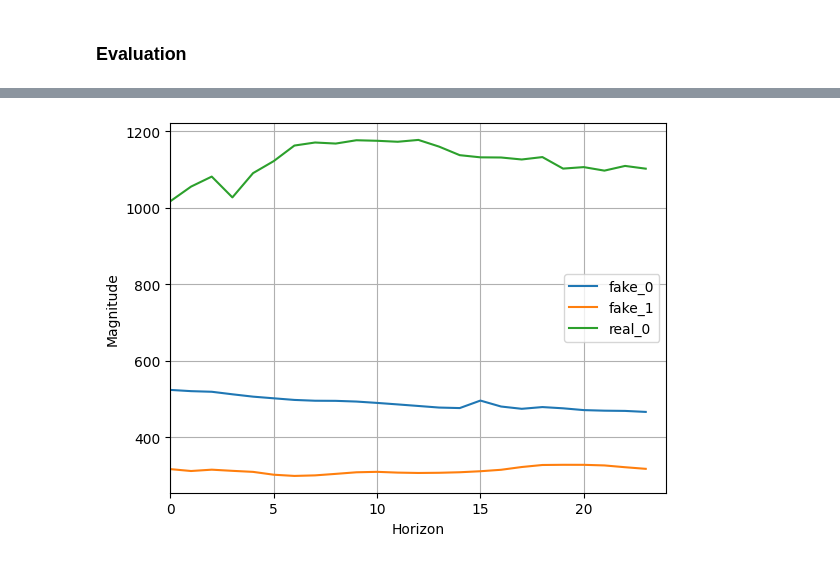
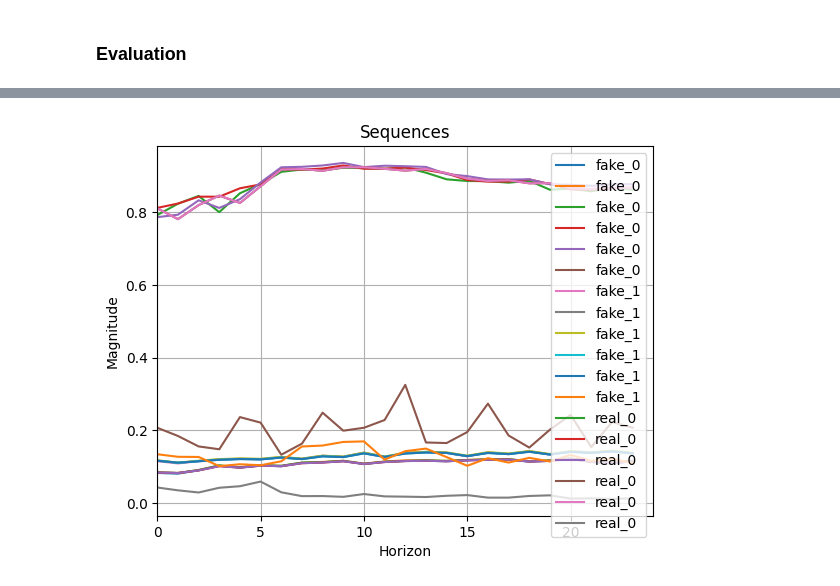
Before and after one commit to haufjan/TimeGAN-PyTorch, a Jupyter notebook: timegan.ipynb, the cells around one changed output, grey strips where cells are left out. Cells and saved outputs as stored; diff of their text form; code cells hidden in the pictures.

```diff
--- a/timegan.ipynb
+++ b/timegan.ipynb
@@ -53,6 +43,6 @@ time: 2.18 ms (started: 2024-07-29 08:30:46 +00:00)
 # %%
-def preparing(*inputs: tuple(), horizon: int(), shuffle_stack: bool() = True, random_state: int() = None) -> np.ndarray:
-    """Conduct preprocessing, i.e, scale data, slice data into sequences and shuffle data stack.
+def preprocessing(*inputs: tuple(), horizon: int(), shuffle_stack: bool() = True, random_state: int() = None) -> np.ndarray:
+    """Conduct preprocessing: scale data, slice data into sequences and shuffle data stack.
     Consistent shuffling between multiple data stacks must be performed separetaly."""
     return_list = []
     for data, bool_scale in inputs:
@@ -131,11 +115,11 @@ data = loading(os.path.join('stock_data'))
 #Squence length
 HORIZON = 24
 
-# Flip stock_data to make it chronological
+#Flip stock_data to make it chronological
 data = np.asarray(data)[::-1]
 
-# Preprocessing the data
-data_train, max_val, min_val = preparing((data, True), horizon=HORIZON)
+#Preprocess data
+data_train, max_val, min_val = preprocessing((data, True), horizon=HORIZON)
 # %% [output]
 Maximum values:
  [1.27100000e+03 1.27389001e+03 1.24902002e+03 1.26832996e+03
@@ -569,7 +526,7 @@ time: 517 ms (started: 2024-07-29 08:57:55 +00:00)
 data_gen = model.transform(data_train.shape)
 
 #Rescale generated sequences from range (0,1) back to original feature range
-data_gen = data_gen * (max_val - min_val) + min_val
+# data_gen = data_gen * (max_val - min_val) + min_val
 
 #Rescale training data
-data_ori = data_train * (max_val - min_val) + min_val
+# data_ori = data_train * (max_val - min_val) + min_val
@@ -578,14 +533,15 @@ time: 4.39 s (started: 2024-07-29 08:57:55 +00:00)
 # %%
 #Visualize generated sequences
 fig, ax = plt.subplots()
 for i in range(2):
-    ax.plot(data_gen[i,:,0], label='fake_' + str(i))
-ax.plot(data_ori[0,:,0], label='real_0')
+    ax.plot(data_gen[i,:,:], label='fake_' + str(i))
+ax.plot(data_train[0,:,:], label='real_0')
 ax.legend()
 ax.set_xlim(0, HORIZON)
 ax.set_xlabel('Horizon')
 ax.set_ylabel('Magnitude')
+ax.set_title('Sequences')
 ax.grid(True)
 fig.show()
 # %% [output]
-[figure, old version]
+[figure, new version]
```
Also changed, not shown: parts of 30 cells of this notebook.
